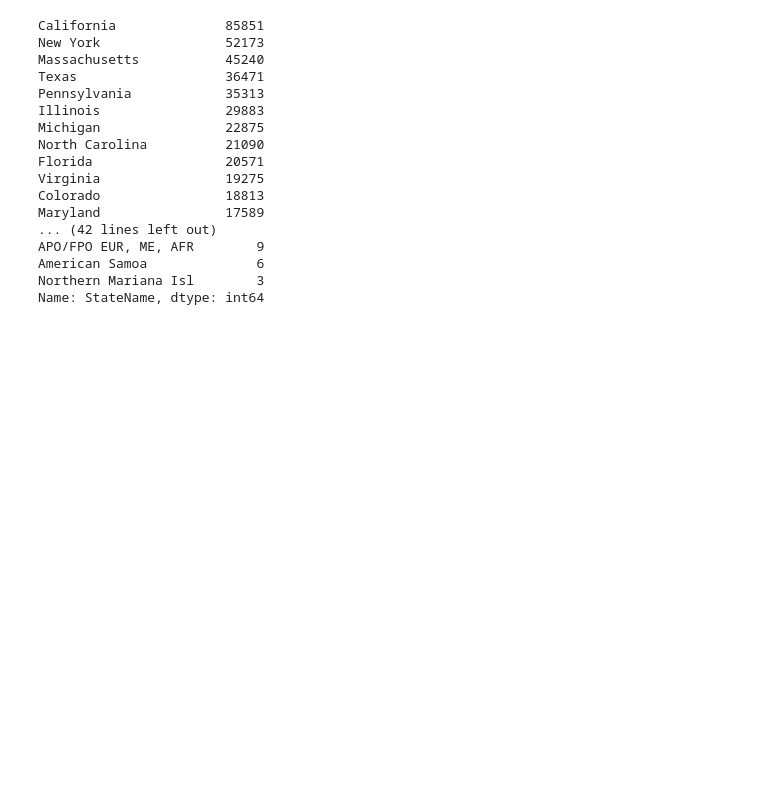
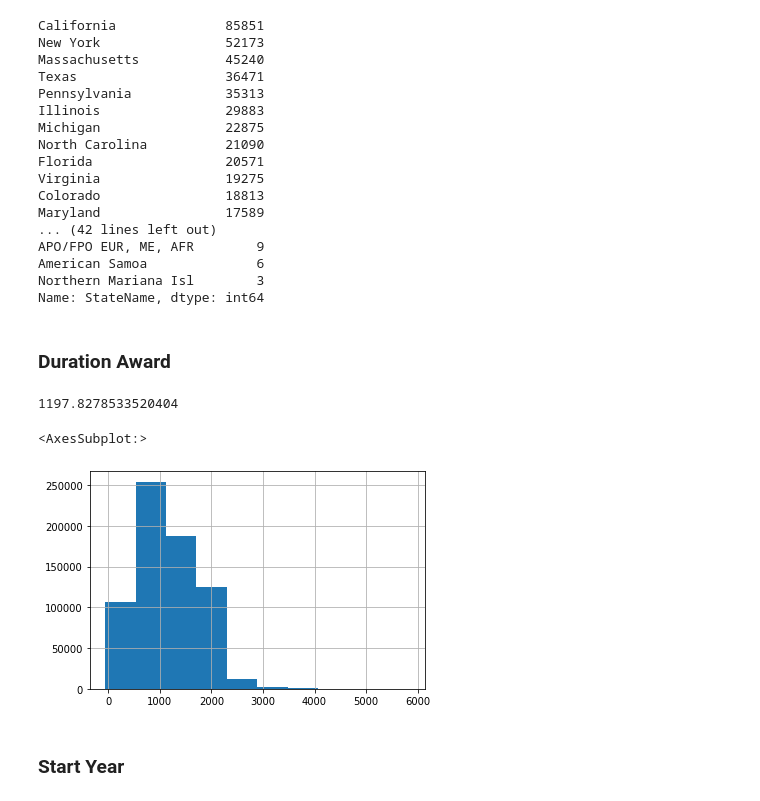
Before and after one commit to celiaromero/mythesis, a Jupyter notebook: nsf.ipynb, the cells around one changed output. Saved outputs shown, nothing was run; the diff lists cells and outputs as text; code cells hidden in the pictures; blank space fills up the shorter version.

```diff
--- a/nsf.ipynb
+++ b/nsf.ipynb
@@ -82,8 +82,18 @@ nsf.to_csv('data/nsf/nsf.csv')
 # %%
 # Load csv (Option 1: all in one)
 
-columns_dates = ['AwardEffectiveDate','AwardExpirationDate','MinAmdLetterDate','MaxAmdLetterDate']
+columns_dates = ['AwardEffectiveDate','AwardExpirationDate','MinAmdLetterDate','MaxAmdLetterDate','StartDate']
 nsf = pd.read_csv('data/nsf/nsf.csv',parse_dates=columns_dates)
+# %%
+# Duration in days
+nsf['durationAward'] = (nsf['AwardExpirationDate'] - nsf['AwardEffectiveDate']).dt.days
+
+# Extract years
+nsf['awardEffectiveYear'] = pd.DatetimeIndex(nsf['AwardEffectiveDate']).year
+nsf['awardExpirationYear'] = pd.DatetimeIndex(nsf['AwardExpirationDate']).year
+nsf['startYear'] = pd.DatetimeIndex(nsf['StartDate']).year
+nsf = nsf.fillna({'startYear':0})
+nsf = nsf.astype({"startYear":'int'})
 # %%
 # Find columns with most of their values nulls
 
@@ -95,7 +105,6 @@ for col in nsf.columns:
 # %%
 # Drop useless columns
 
-cols_to_drop.extend(['Unnamed: 0','Unnamed: 0.1','Code','LongName.1','Code.1','Name.1','Code.2','Code.3',
-                     'AwardEffectiveDate','AwardExpirationDate'])
+cols_to_drop.extend(['Unnamed: 0','Unnamed: 0.1','Code','LongName.1','Code.1','Name.1','Code.2','Code.3'])
 
 nsf = nsf.drop(columns=cols_to_drop)
@@ -176,3 +215,16 @@ APO/FPO EUR, ME, AFR        9
 American Samoa              6
 Northern Mariana Isl        3
 Name: StateName, dtype: int64
+# %% [markdown]
+### Duration Award
+# %%
+nsf['durationAward'].mean()
+# %% [output]
+1197.8278533520404
+# %%
+nsf['durationAward'].hist()
+# %% [output]
+<AxesSubplot:>
+[figure, added]
+# %% [markdown]
+### Start Year
```
Also changed, not shown: parts of 17 cells of this notebook, 1 other file.
